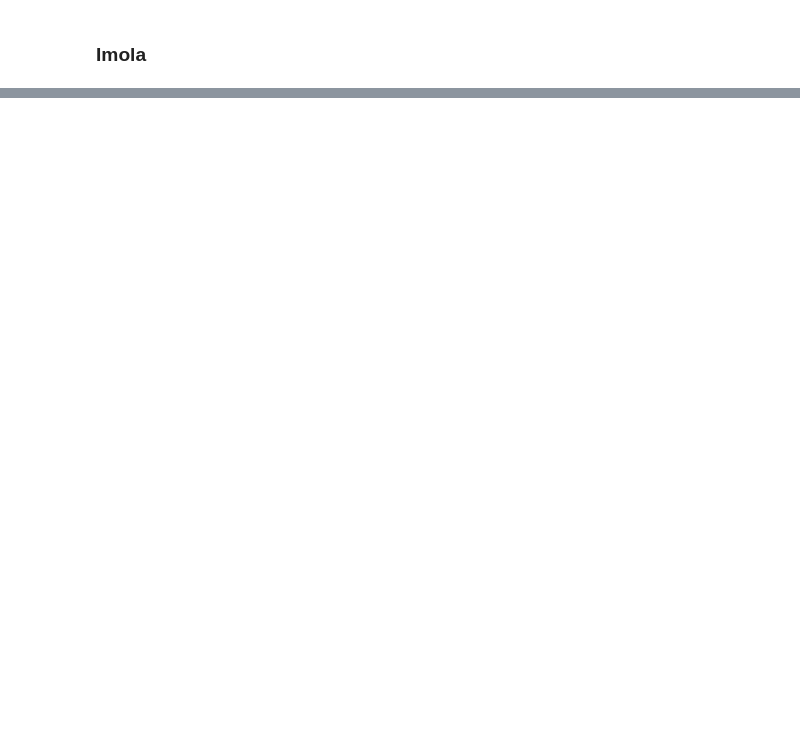
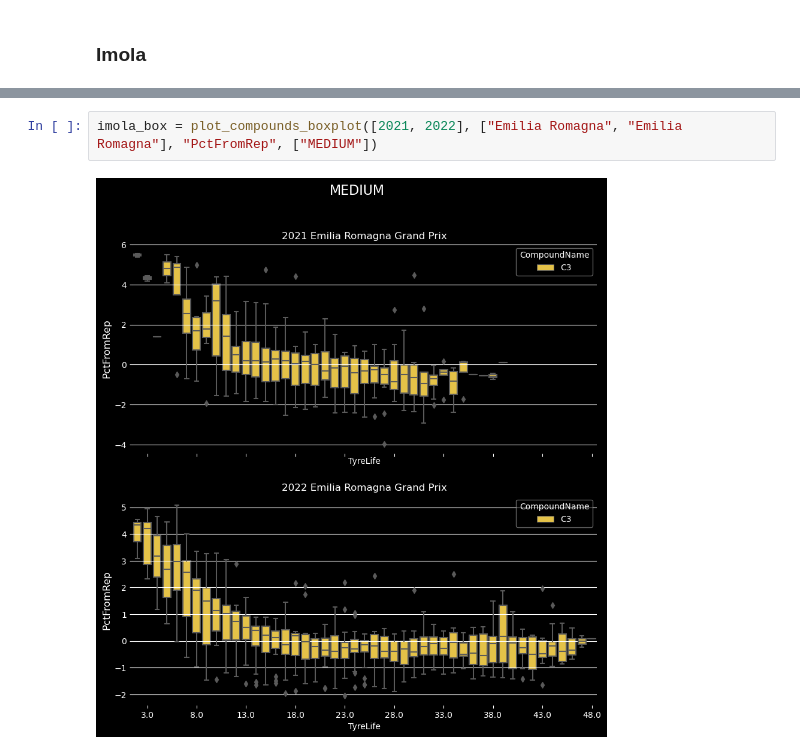
Before and after one commit to Casper-Guo/F1-Data-Visualization, a Jupyter notebook: visualization.ipynb, the cells around one changed output, grey strips where cells are left out. Saved outputs shown, nothing was run; the diff lists cells and outputs as text; blank space fills up the shorter version.

```diff
--- a/visualization.ipynb
+++ b/visualization.ipynb
@@ -787,0 +839,4 @@ Saudi Analysis
+# %%
+imola_box = plot_compounds_boxplot([2021, 2022], ["Emilia Romagna", "Emilia Romagna"], "PctFromRep", ["MEDIUM"])
+# %% [output]
+[figure, added]
```
Also changed, not shown: parts of 19 cells of this notebook.
